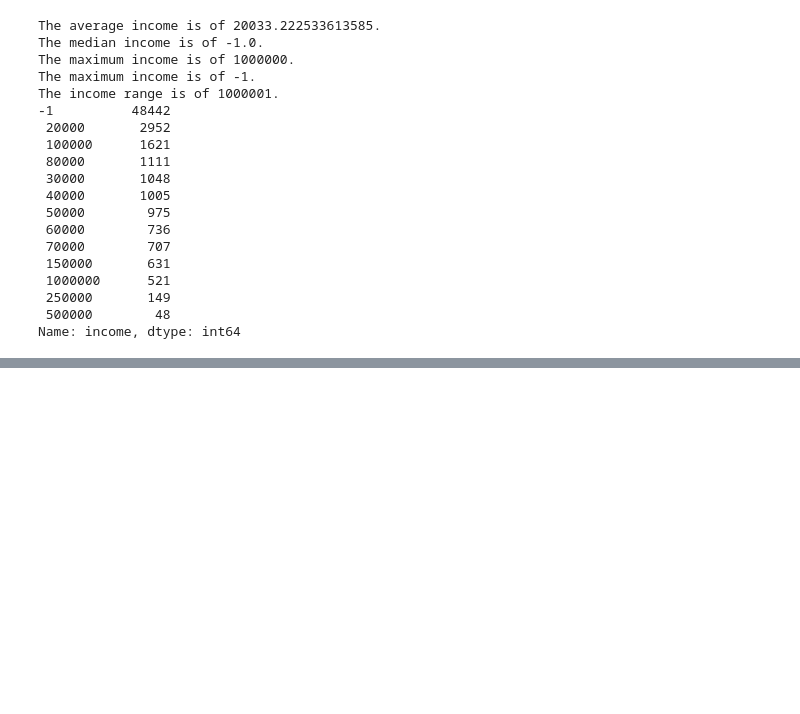
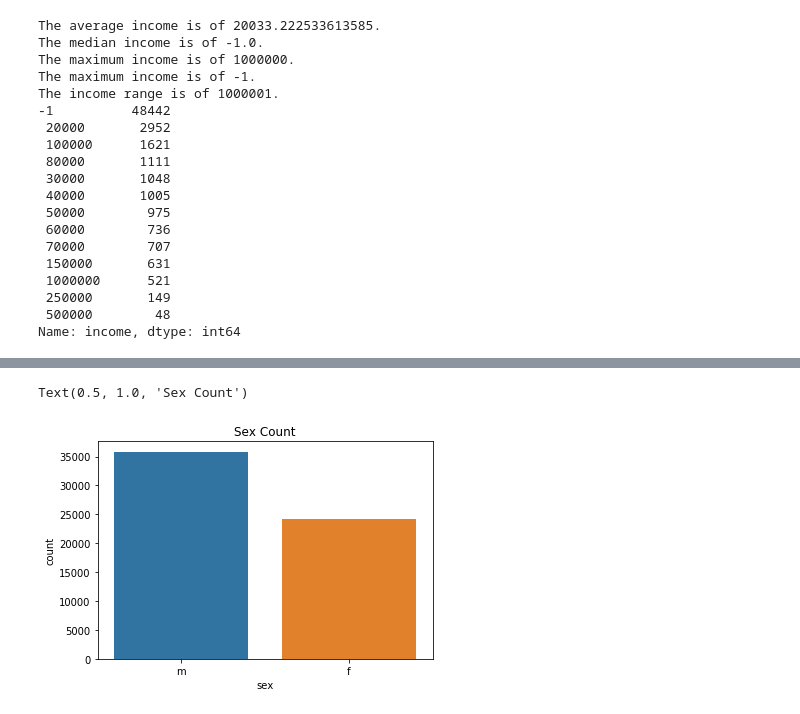
Before and after one commit to LuisMota93/OKCupid-Date-A-Scientist-Starter, a Jupyter notebook: date-a-scientist.ipynb, the cells around one changed output, grey strips where cells are left out. Drawn from its saved outputs; the diff is of its cells as text; code cells hidden in the pictures; blank space fills up the shorter version.

```diff
--- a/date-a-scientist.ipynb
+++ b/date-a-scientist.ipynb
@@ -163,0 +211,6 @@ Name: income, dtype: int64
+# %%
+sns.countplot(full["sex"])
+plt.title("Sex Count")
+# %% [output]
+Text(0.5, 1.0, 'Sex Count')
+[figure, added]
```
Also changed, not shown: parts of 9 cells of this notebook.
